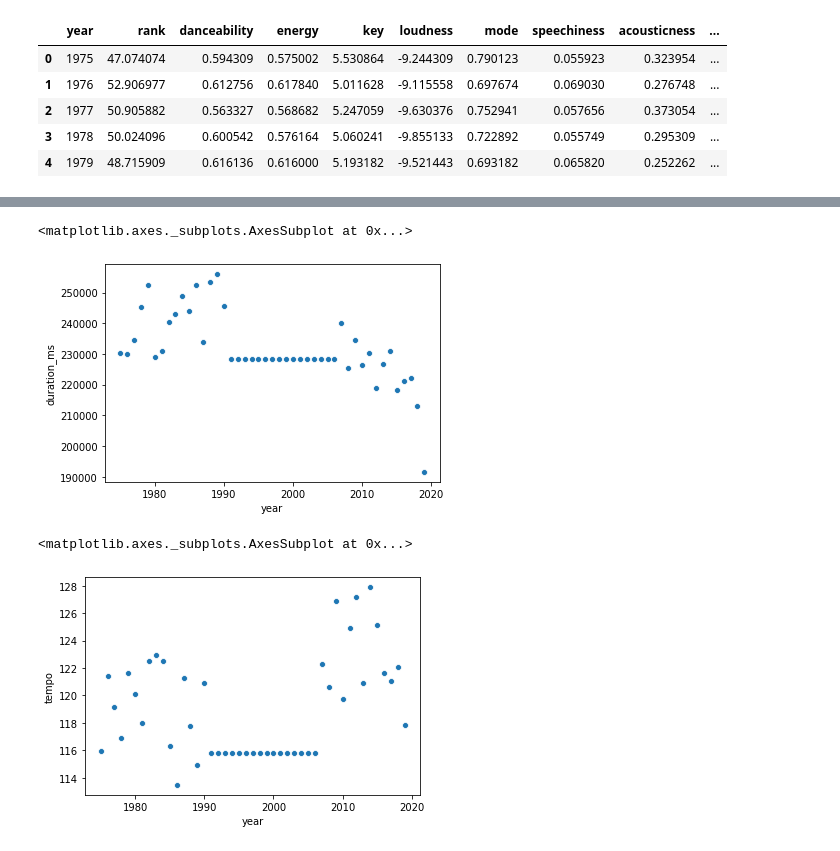
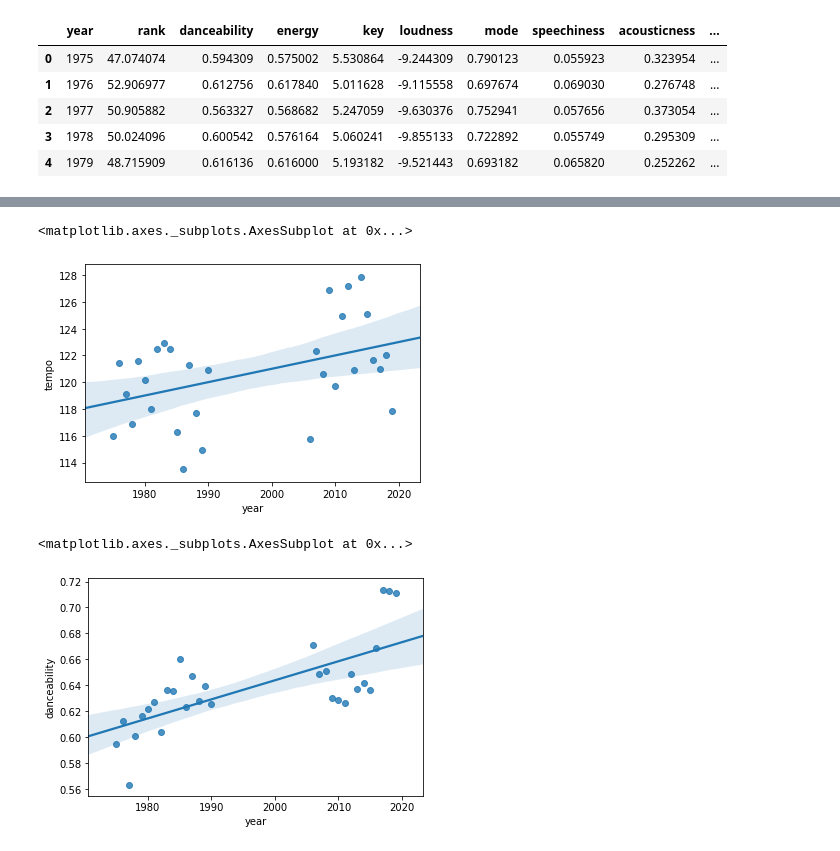
Before and after one commit to noahgriff99/320-Final-Project, a Jupyter notebook: Scrape Billboard.ipynb, the cells around one changed output, grey strips where cells are left out. Saved outputs shown, nothing was run; the diff lists cells and outputs as text; code cells hidden in the pictures.

```diff
--- a/Scrape Billboard.ipynb
+++ b/Scrape Billboard.ipynb
@@ -253,0 +234,7 @@ memory usage: 929.1+ KB
+# %%
+# data = data.loc[data['year'] < 1991, data['year'] > 2005]
+for i,row in data.iterrows():
+    if(row['year'] > 1990 and row['year'] < 2006):
+        data = data.drop(i)
+
+data.info()
@@ -296,10 +307,10 @@ sns.scatterplot(x=grouped['year'], y= grouped['instrumentalness'])
 # %%
-sns.scatterplot(x=grouped['year'], y = grouped['duration_ms'])
+sns.regplot(x=grouped['year'], y = grouped['tempo'])
 # %% [output]
 <matplotlib.axes._subplots.AxesSubplot at 0x...>
-[figure, old version]
+[figure, new version]
 # %%
-sns.scatterplot(x=grouped['year'], y = grouped['tempo'])
+sns.regplot(x=grouped['year'], y = grouped['danceability'])
 # %% [output]
 <matplotlib.axes._subplots.AxesSubplot at 0x...>
-[figure, old version]
+[figure, new version]
```
Also changed, not shown: parts of 26 cells of this notebook.
